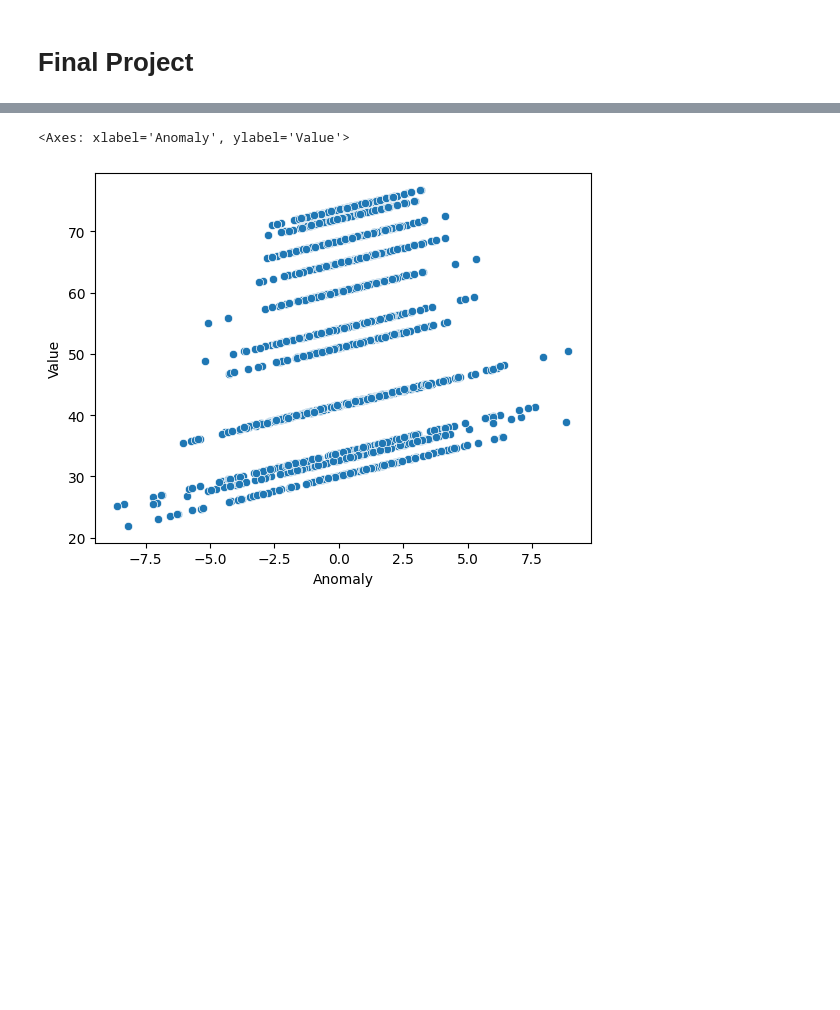
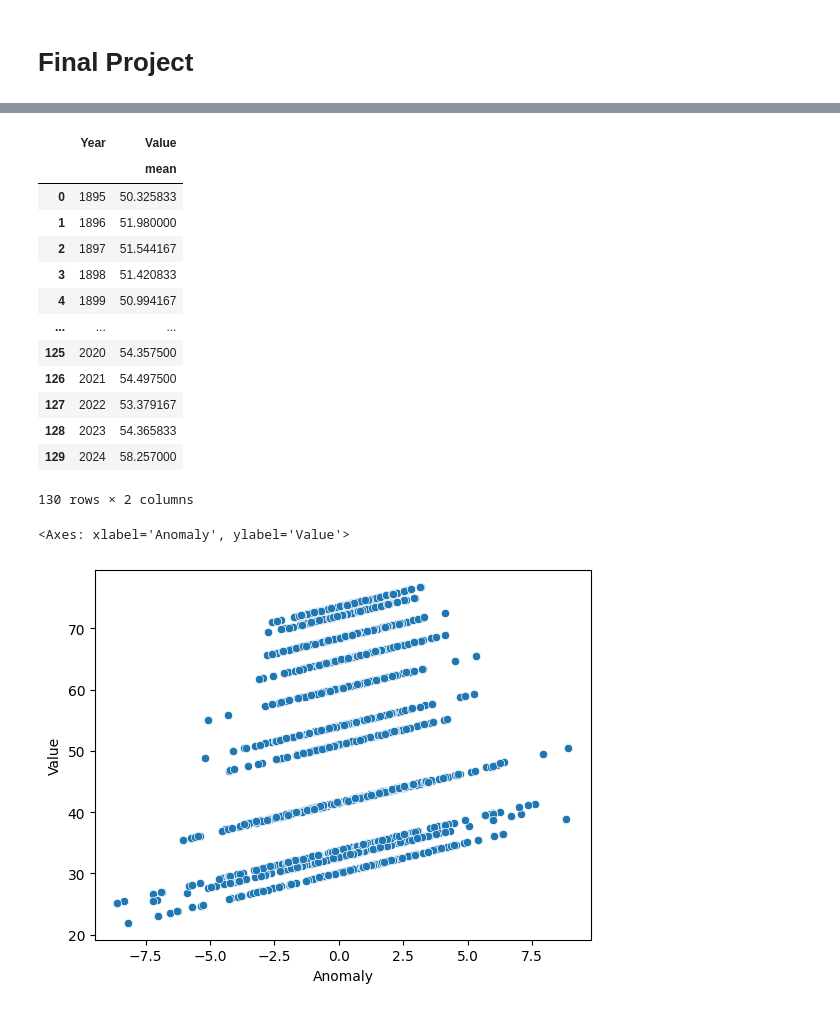
Before and after one commit to beaumartin25/cs5830_final_project, a Jupyter notebook: final_project.ipynb, the cells around one changed output, grey strips where cells are left out. Cells and saved outputs as stored; diff of their text form; code cells hidden in the pictures; blank space fills up the shorter version.

```diff
--- a/final_project.ipynb
+++ b/final_project.ipynb
@@ -24,3 +25,22 @@ display(temperatures)
+# %%
+avg_temp = temperatures.groupby(['Year']).agg({'Value':['mean']}).reset_index()
+avg_temp.columns = ['Year', "AvgTemp"]
+display(avg_temp)
+# %% [output]
+|  | Year | Value |
+|  |  | mean |
+| 0 | 1895 | 50.325833 |
+| 1 | 1896 | 51.980000 |
+| 2 | 1897 | 51.544167 |
+| 3 | 1898 | 51.420833 |
+| 4 | 1899 | 50.994167 |
+| ... | ... | ... |
+| 125 | 2020 | 54.357500 |
+| 126 | 2021 | 54.497500 |
+| 127 | 2022 | 53.379167 |
+| 128 | 2023 | 54.365833 |
+| 129 | 2024 | 58.257000 |
+130 rows × 2 columns
 # %%
 temp_scatter = sns.scatterplot(data = temperatures, x="Anomaly", y="Value")
 display(temp_scatter)
```
Also changed, not shown: parts of 2 cells of this notebook.
